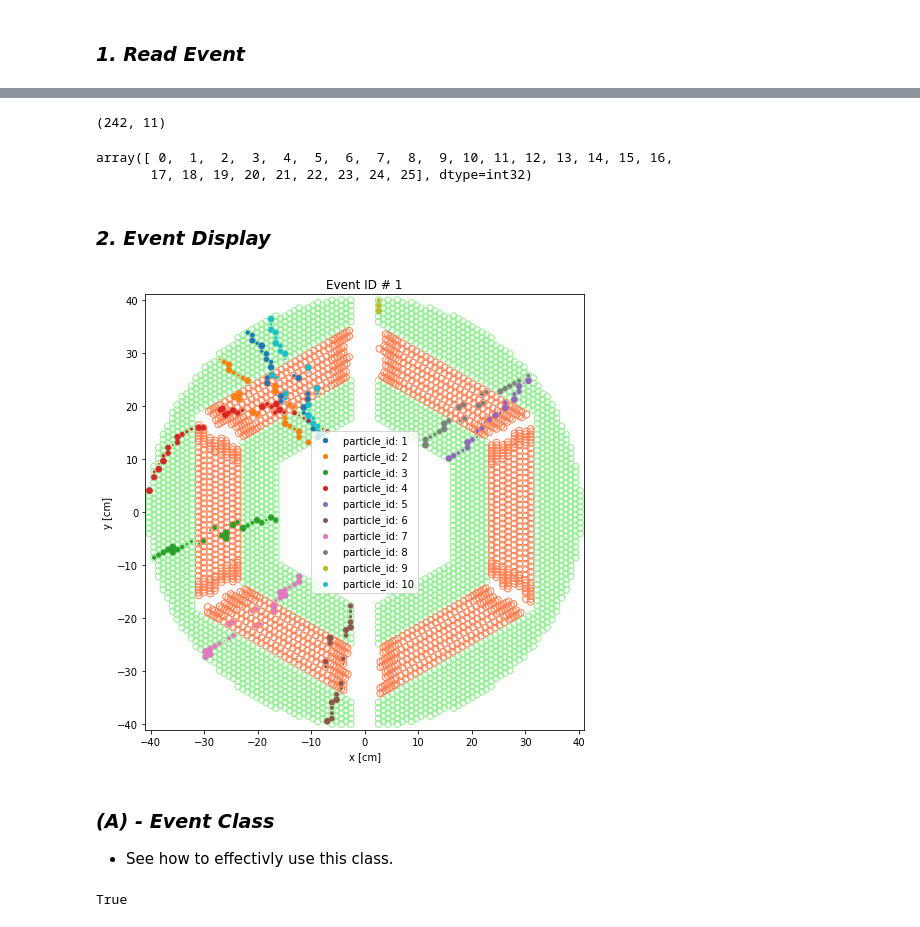
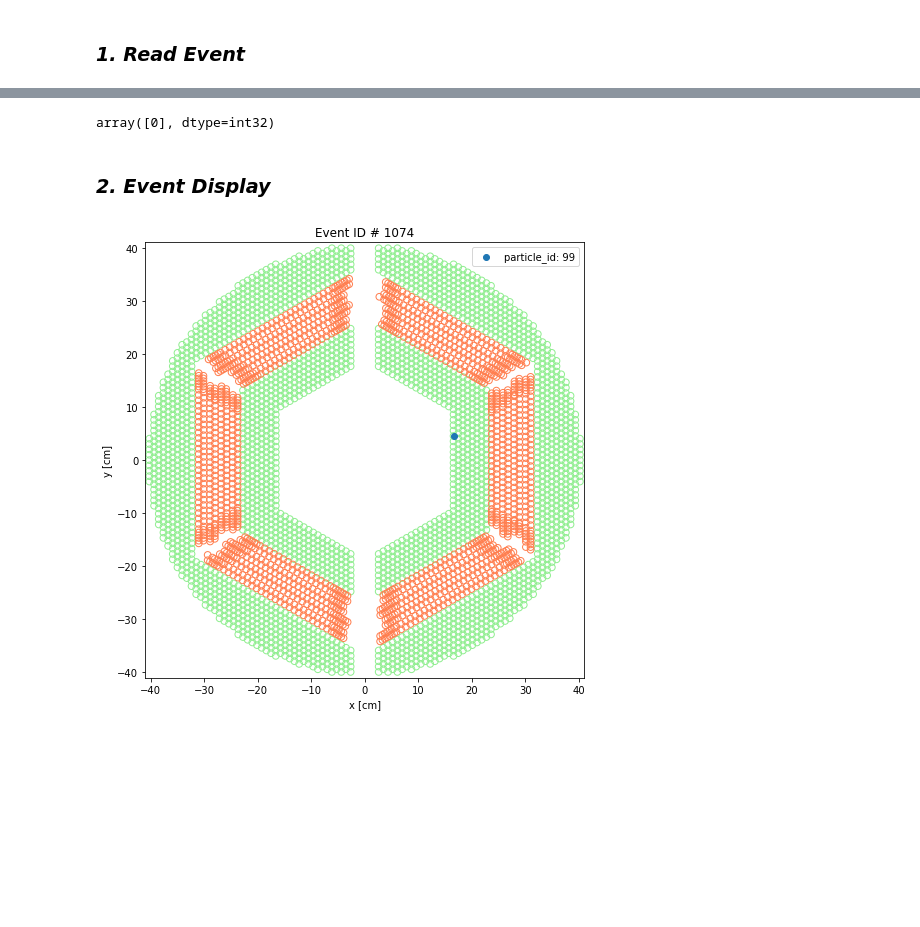
Before and after one commit to ai4fair/ctstrkx, a Jupyter notebook: event.ipynb, the cells around one changed output, grey strips where cells are left out. Saved outputs shown, nothing was run; the diff lists cells and outputs as text; code cells hidden in the pictures; blank space fills up the shorter version.

```diff
--- a/event.ipynb
+++ b/event.ipynb
@@ -111,4 +66,6 @@ from src import SttCSVReader
 reader = SttCSVReader(path=input_dir, noise=True, skewed=True)
 # %% [markdown]
 ### _1. Read Event_
+# %%
+event_id = 1074
 # %%
@@ -166,11 +83,6 @@ data.event.head()
-# %%
-data.hits.shape
-# %% [output]
-(242, 11)
 # %%
-data.hits.layer_id.unique()
+data.event.layer.unique()
 # %% [output]
-array([ 0,  1,  2,  3,  4,  5,  6,  7,  8,  9, 10, 11, 12, 13, 14, 15, 16,
-       17, 18, 19, 20, 21, 22, 23, 24, 25], dtype=int32)
+array([0], dtype=int32)
 # %% [markdown]
 ### _2. Event Display_
@@ -179,4 +89,4 @@ from src import Draw_Reader_Event
 # %%
-Draw_Reader_Event(reader(1),figsize=(7,7),save_fig=False);
+Draw_Reader_Event(reader(event_id),figsize=(7,7),save_fig=False);
 # %% [output]
-[figure, old version]
+[figure, new version]
@@ -187,4 +92,0 @@ Draw_Reader_Event(reader(1),figsize=(7,7),save_fig=False);
-# %% [markdown]
-### _(A) - Event Class_
-
-- See how to effectivly use this class.
@@ -196,6 +92,0 @@ event = Event(input_dir=input_dir, noise=True, skewed=True)
-# %%
-# let's read an event
-evtid = 1
-event.read(evtid)
-# %% [output]
-True
```
Also changed, not shown: parts of 64 cells of this notebook, 1 other file.
